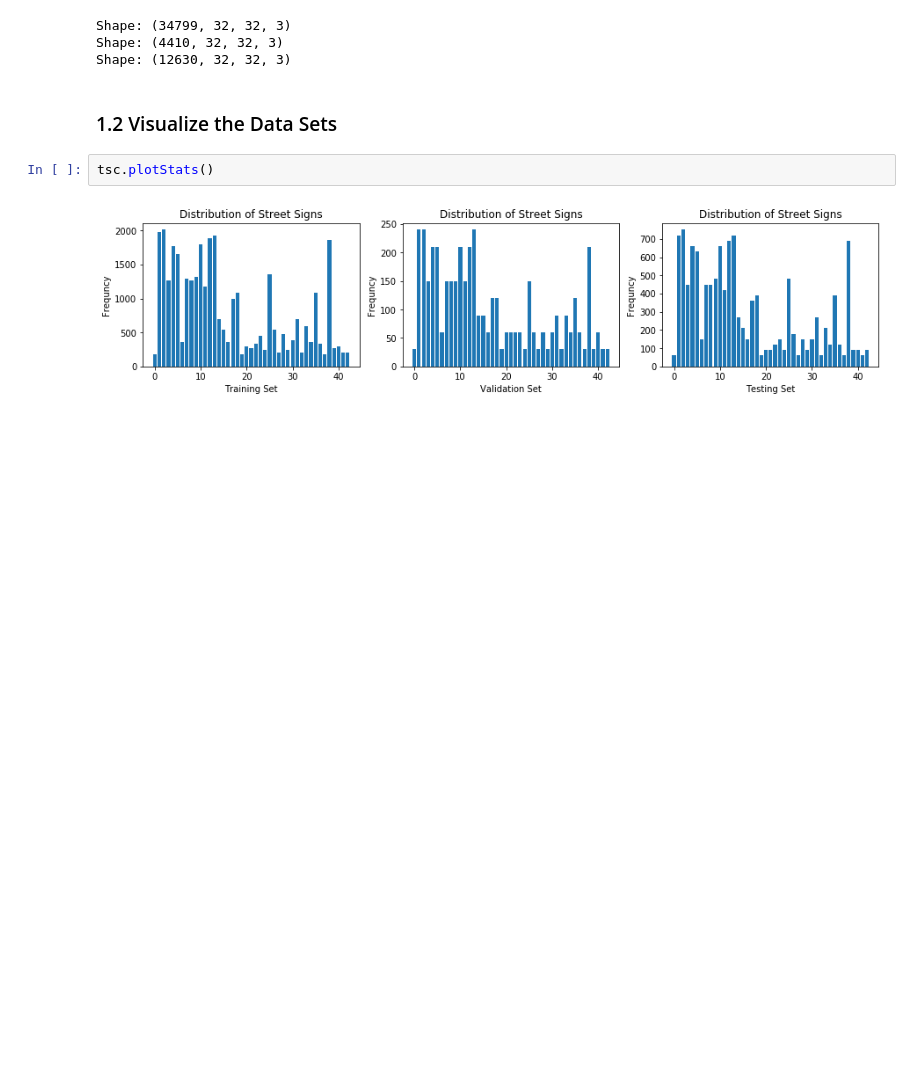
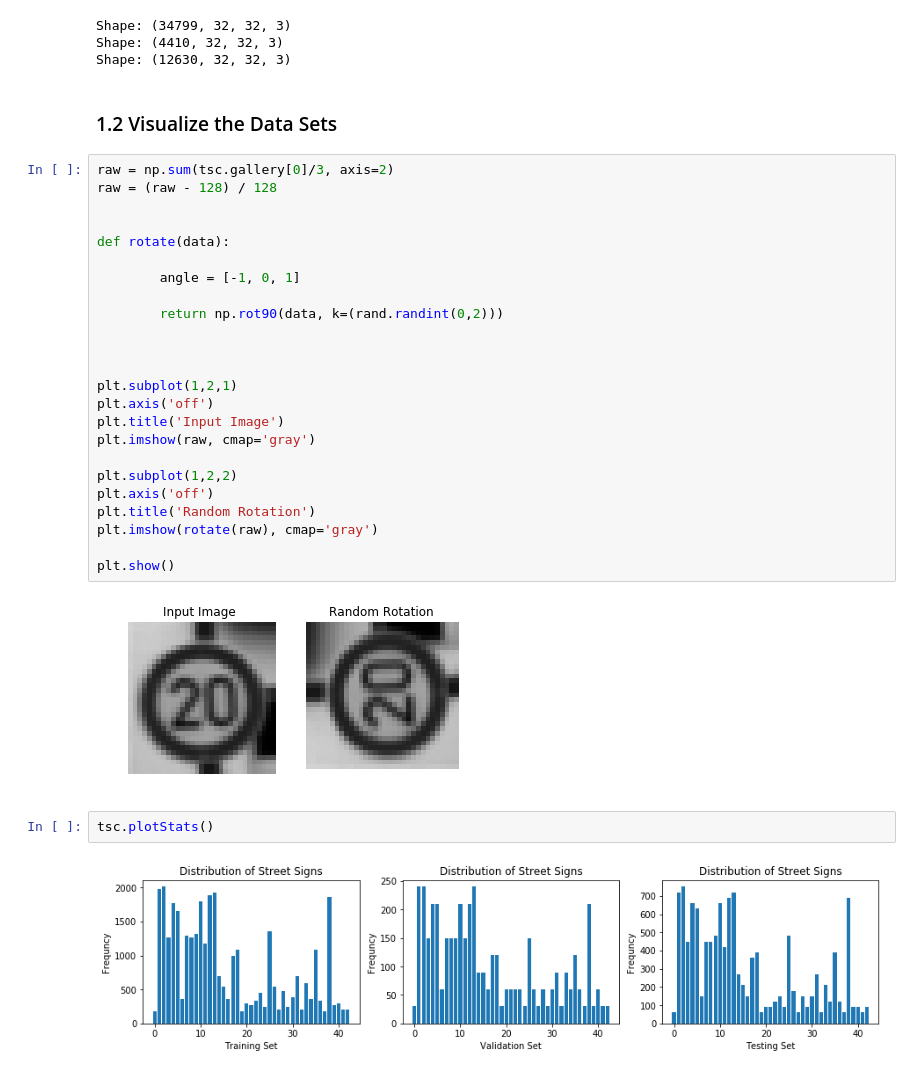
Before and after one commit to djiglesias/CarND-Traffic-Sign-Classifier-Project, a Jupyter notebook: src/Traffic_Sign_Classifier.ipynb, the cells around one changed output. Cells and saved outputs as stored; diff of their text form; blank space fills up the shorter version.

```diff
--- a/src/Traffic_Sign_Classifier.ipynb
+++ b/src/Traffic_Sign_Classifier.ipynb
@@ -427,6 +427,32 @@ Shape: (4410, 32, 32, 3)
 Shape: (12630, 32, 32, 3)
 # %% [markdown]
 ### 1.2 Visualize the Data Sets
+# %%
+raw = np.sum(tsc.gallery[0]/3, axis=2)
+raw = (raw - 128) / 128
+
+
+def rotate(data):
+
+        angle = [-1, 0, 1]
+
+        return np.rot90(data, k=(rand.randint(0,2)))
+
+
+
+plt.subplot(1,2,1)
+plt.axis('off')
+plt.title('Input Image')
+plt.imshow(raw, cmap='gray')
+
+plt.subplot(1,2,2)
+plt.axis('off')
+plt.title('Random Rotation')
+plt.imshow(rotate(raw), cmap='gray')
+
+plt.show()
+# %% [output]
+[figure, added]
 # %%
 tsc.plotStats()
 # %% [output]
```
Also changed, not shown: parts of 1 cell of this notebook, 2 other files.
